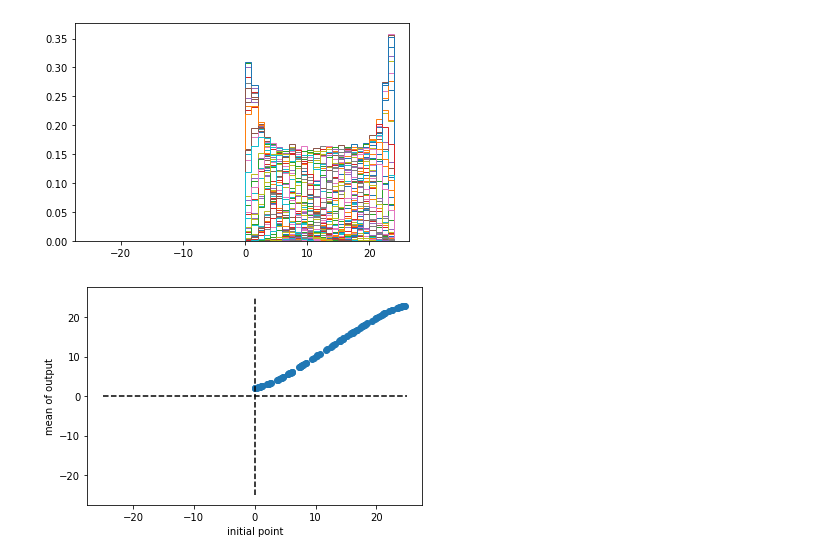
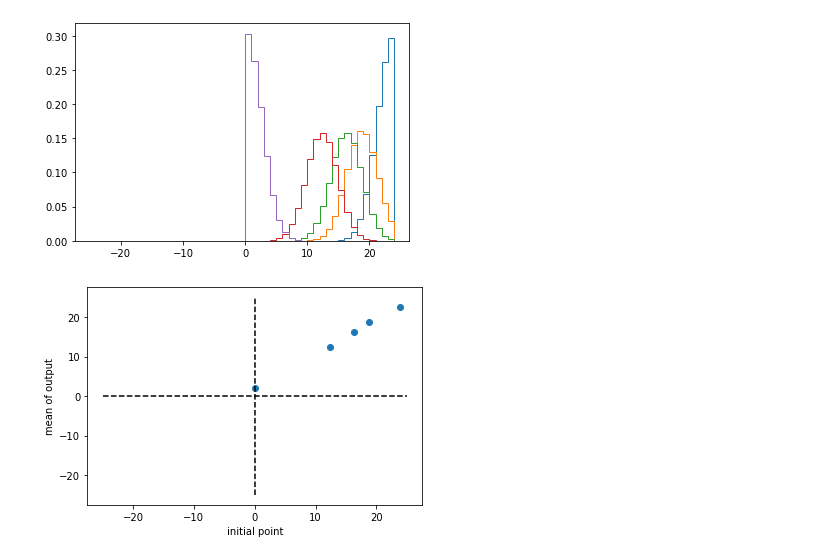
Before and after one commit to jennetd/pmssm-tests, a Jupyter notebook: step-tests.ipynb, the cells around one changed output. Saved outputs shown, nothing was run; the diff lists cells and outputs as text; code cells hidden in the pictures.

```diff
--- a/step-tests.ipynb
+++ b/step-tests.ipynb
@@ -3,8 +3,9 @@ import numpy as np
 import matplotlib.pyplot as plt
 import random
 # %%
-ntoys = 100
-nits = 10000
+ntoys = 5
+
+nits = 1000000
 
 binwidth = 1
 nbins = int(50./binwidth)
@@ -16,45 +17,48 @@ def L(x):
     mu = 4
     sig = 1
     return 1 #np.exp(-np.power(x - mu, 2.) / (2 * np.power(sig, 2.)))
+# %%
+parameterrange=[0,25]
+width0 = width_coefficient*(parameterrange[1]-parameterrange[0])
+
+init_points = [random.uniform(parameterrange[0],parameterrange[1]) for i in range(ntoys-1)]
+
+init_points += [0.1]
 # %%
 # linear stepping, positive def parameter
 
-parameterrange=[0,25]
-width0 = width_coefficient*(parameterrange[1]-parameterrange[0])
-
-init_points = []
 values = []
 toys = 0
 
 while toys < ntoys:
-    input_point = np.random.uniform(parameterrange[0],parameterrange[1])
-    init_points += [input_point]
     its = 0
     values += [[]]
     likelihood = 0
 
     while its < nits:
         in_range = False
         while not in_range:
+            input_point = init_points[toys]
             parametervalue = random.gauss(input_point,width0)
             in_range = parametervalue > parameterrange[0] and parametervalue < parameterrange[1]
         if L(parametervalue) >= likelihood:
             values[toys] += [parametervalue]
+            likelihood = L(parametervalue)
             its += 1
     toys += 1
 
 means = []
 for i in range(ntoys):
     plt.hist(values[i],bins=bins,density=True,histtype='step')
     means += [np.mean(values[i])]
 plt.show()
 
 plt.scatter(init_points,means)
 plt.plot([-25,25],[0,0],'k--')
 plt.plot([0,0],[-25,25],'k--')
 plt.xlabel('initial point')
 plt.ylabel('mean of output')
 plt.show()
 # %% [output]
-[figure, old version]
+[figure, new version]
-[figure, old version]
+[figure, new version]
```
Also changed, not shown: parts of 13 cells of this notebook.
